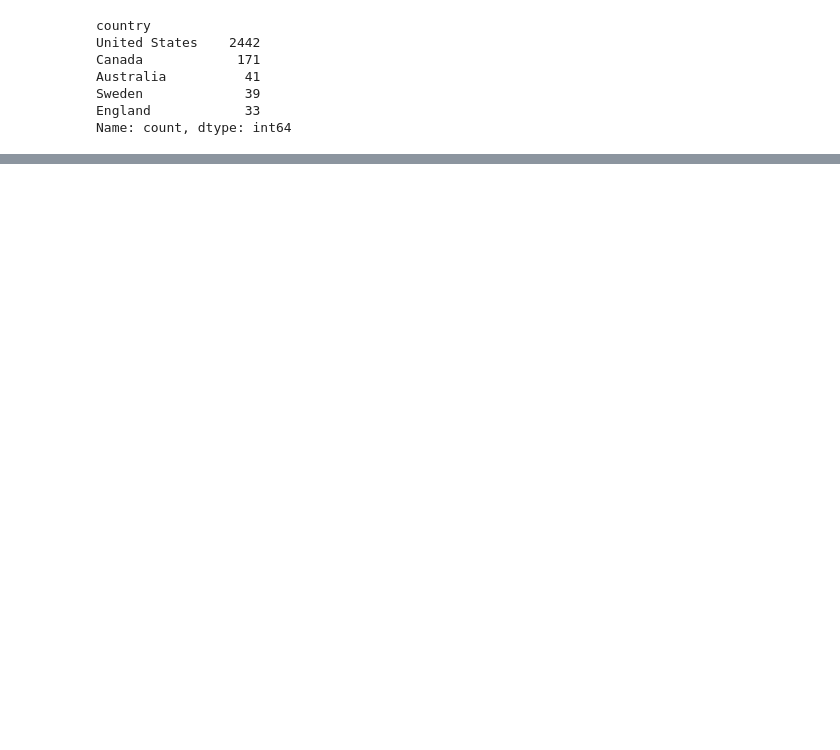
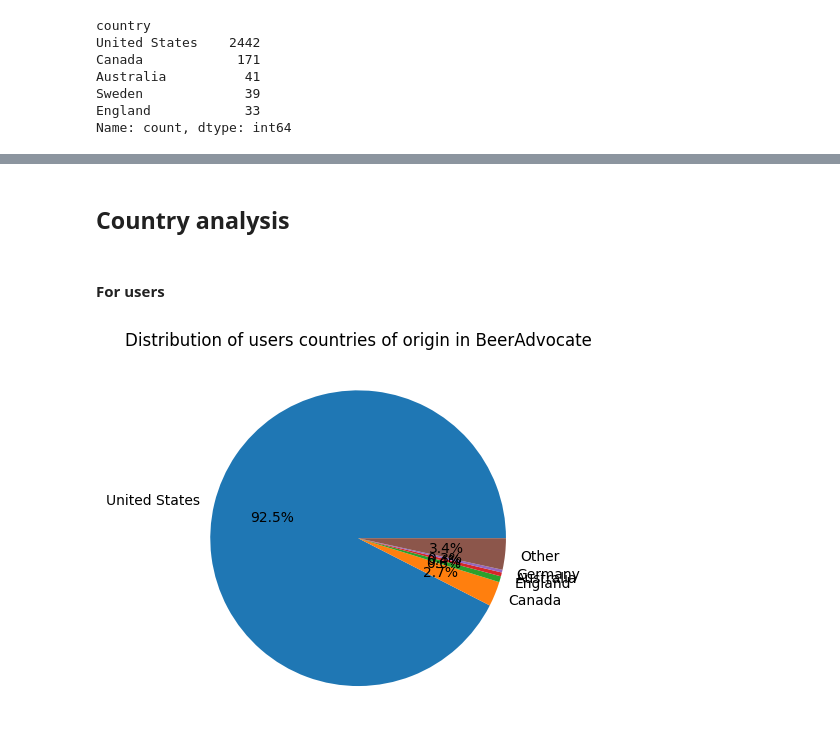
Before and after one commit to epfl-ada/ada-2024-project-databrewers, a Jupyter notebook: pauline.ipynb, the cells around one changed output, grey strips where cells are left out. Saved outputs shown, nothing was run; the diff lists cells and outputs as text; code cells hidden in the pictures; blank space fills up the shorter version.

```diff
--- a/pauline.ipynb
+++ b/pauline.ipynb
@@ -141,0 +145,6 @@ plt.show()
+# %%
+beers_ba = pd.read_csv('../data/beers.csv')
+reviews_ba = pd.read_csv('../data/reviews.txt.gz', delimiter='\t', on_bad_lines='skip')
+users_ba = pd.read_csv('../data/users.csv')
+breweries_ba = pd.read_csv('../data/breweries.csv')
+ratings_ba = pd.read_csv('../data/ratings.txt.gz', delimiter='\t', on_bad_lines='skip')
@@ -141,0 +167,3 @@ plt.show()
+# %%
+users_ba = users_ba.drop_duplicates(subset=['user_name']) # make sure there are no duplicates in user names
+users_ba
@@ -141,0 +184,24 @@ plt.show()
+# %% [markdown]
+## Country analysis
+# %% [markdown]
+#### For users
+# %%
+# Removing the states to only have the countries
+users_ba['country'] = users_ba['location'].str.split(',').str[0]
+
+# Compute the number of users in the top 5 countries
+top10_countries = users_ba['country'].value_counts().nlargest(5)
+
+# Compute the sum of the remaining countries
+other_countries = users_ba['country'].value_counts().sum() - top10_countries.sum()
+
+# Add the other countries count
+top_countries = pd.concat([top10_countries, pd.Series({'Other': other_countries})])
+
+# Plot the pie chart
+top_countries.plot(kind='pie', autopct='%1.1f%%')
+plt.title('Distribution of users countries of origin in BeerAdvocate')
+plt.ylabel('')
+plt.show()
+# %% [output]
+[figure, added]
```
Also changed, not shown: parts of 36 cells of this notebook.
